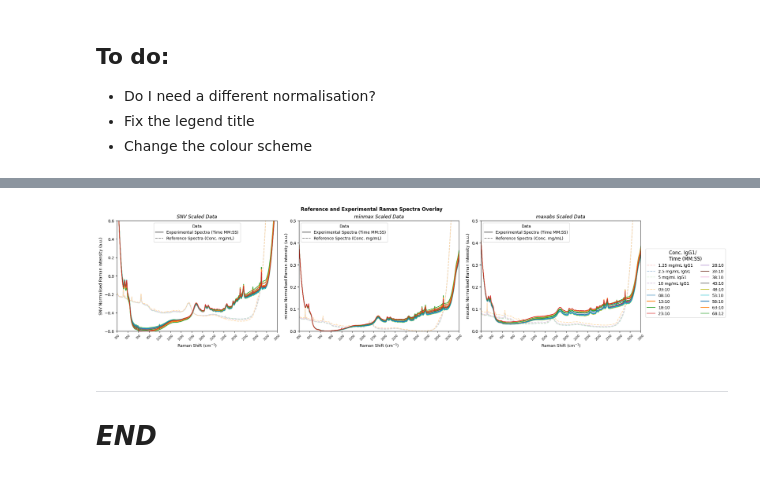
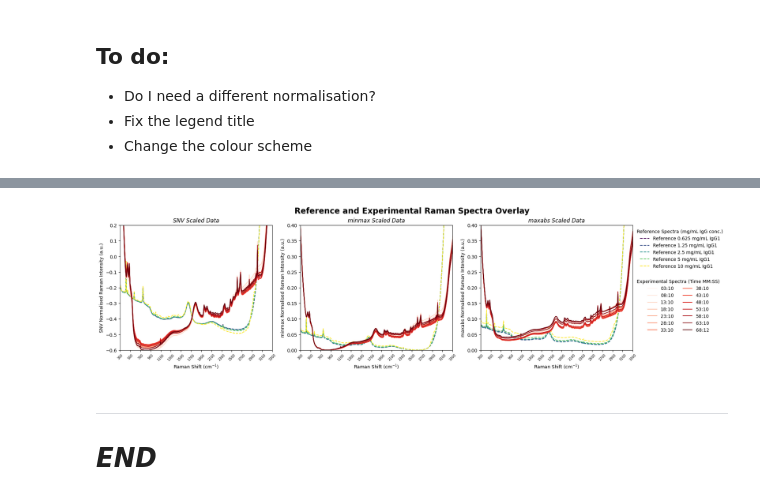
Before and after one commit to a-o-connor/PFDA-project, a Jupyter notebook: big_project_practice.ipynb, the cells around one changed output, grey strips where cells are left out. Drawn from its saved outputs; the diff is of its cells as text; code cells hidden in the pictures.

Commit message:
Legend formatting on the graphs.

```diff
--- a/big_project_practice.ipynb
+++ b/big_project_practice.ipynb
@@ -87,13 +87,15 @@ experimental_raman_spectra.head(n=20)
 | 3406 | 1780875.216 | 1777551.409 | 1784411.545 | 1784777.262 | 1780598.802 | 1777141.724 | 1797753.242 | 1787186.074 | ... |
 # %%
 ramanshift=np.sort(np.array(reference_raman_spectra.index, dtype=int)) #Need to sort the wavenumbers for the x-axis
+purple_colors = cm.viridis(np.linspace(0, 1, len(reference_raman_spectra.columns))) #Generate a shorter colourmap
 
 fig, ax = plt.subplots()
-for i in reference_raman_spectra.columns[1:]:
+for i, column in enumerate(reference_raman_spectra.columns):
     ax.plot(
         reference_raman_spectra.index,
-        reference_raman_spectra[i],
-        label=f"{reference_raman_spectra.columns[1:][0]}"
+        reference_raman_spectra[column],
+        label=column,
+        color=purple_colors[i]
     )
 ax.set_xticks(ramanshift[::200])
 ax.set_xticklabels(ramanshift[::200], rotation=45,
@@ -119,13 +132,16 @@ wavenumbers = np.sort(np.array(experimental_raman_spectra.index, dtype=int))
 sampling_time = [timedelta(minutes=minutes) for minutes in experimental_raman_spectra.columns]
 sampling_time_formatted = [f"{(time.seconds//60):02}:{(time.seconds%60):02}" for time in sampling_time]
 
+red_colors = cm.Reds(np.linspace(0, 1, len(experimental_raman_spectra.columns)))
+
 fig, ax = plt.subplots()
 
-for column in experimental_raman_spectra:
+for i, column in enumerate(experimental_raman_spectra):
     ax.plot(
         experimental_raman_spectra.index,
         experimental_raman_spectra[column],
-        label=column
+        label=column,
+        color=red_colors[i]
     )
 ax.set_xticks(wavenumbers[::200])
 ax.set_xticklabels(wavenumbers[::200], rotation=45,
@@ -344,4 +282,10 @@ maxabs_scaled_experimental_spectra_df= pd.DataFrame(
 # %%
+# Set up the color maps and the axes as previously:
+wavenumbers = np.sort(np.array(experimental_raman_spectra.index, dtype=int)) #x-axis values
+red_colors = cm.Reds(np.linspace(0, 1, len(experimental_raman_spectra.columns))) #red colour maps for time data
+purple_colors = cm.viridis(np.linspace(0, 1, len(reference_raman_spectra.columns))) #purply green colour map for reference concentration data
+
+#Put the data frames into a dict so that it can be cycled through in a for loop:
 scaled_data_frames = {
     "SNV_scaled_reference_spectra_df": SNV_scaled_reference_spectra_df,
     "SNV_scaled_experimental_spectra_df": SNV_scaled_experimental_spectra_df,
@@ -351,58 +295,59 @@ scaled_data_frames = {
     "maxabs_scaled_experimental_spectra_df": maxabs_scaled_experimental_spectra_df,
 }
 
-#PLOT THE DATA:
-#Set up the colour maps and legend labels as before
-colours_for_reference=cm.Pastel1.colors
-legend_labels= reference_raman_spectra.columns[1:].to_list() + sampling_time_formatted
-
+###########PLOT THE DATA:#############
 fig,ax=plt.subplots(1, 3, figsize=(19, 5), layout = "constrained")
 
 for i, scaler in enumerate(["SNV", "minmax", "maxabs"]):
     reference_data_scaled = scaled_data_frames[f"{scaler}_scaled_reference_spectra_df"]
     experimental_data_scaled = scaled_data_frames[f"{scaler}_scaled_experimental_spectra_df"]
     #Plot the reference spectra:
-    for idx, column in enumerate(reference_data_scaled): #Gives each Column an index id to call for the list of colours I want to use
+    for j, column in enumerate(reference_data_scaled): #Gives each Column an index id to call for the list of colours I want to use
         ax[i].plot(
             reference_data_scaled.index,
             reference_data_scaled[column],
             linestyle="--",
-            color=colours_for_reference[idx])
+            color=purple_colors[j],
+            label=f"Reference {column}")
     #Plot the experimental data:
-    for column in experimental_data_scaled:
+    for j, column in enumerate(experimental_data_scaled):
         ax[i].plot(
             experimental_data_scaled.index,
             experimental_data_scaled[column],
-            linestyle="-",)
+            linestyle="-",
+            color=red_colors[j],
+            label=f"Experimental {sampling_time_formatted[j]}")
     ax[i].set_xticks(wavenumbers[::200])
     ax[i].set_xticklabels(wavenumbers[::200], rotation=45,fontdict= {'fontsize': 'x-small',})
     ax[i].set_xlim(300,3300)
     # ax[i].set_ylim(0,0.5)
     if scaler == "SNV":
-        ax[i].set_ylim(-0.6, 0.6)
+        ax[i].set_ylim(-0.6, 0.2)
     else:
-        ax[i].set_ylim(0, 0.5)
+        ax[i].set_ylim(0, 0.4)
     ax[i].set_xlabel(r'Raman Shift (cm$^{-1})$')
     ax[i].set_ylabel(f"{scaler} Normalised Raman Intensity (a.u.)")
     ax[i].set_title(f"{scaler} Scaled Data",fontdict = {'fontsize': 'large','fontstyle' : "italic",})
-    dashed_line = mlines.Line2D([], [], color='grey', linestyle="--", label='Reference Spectra (Conc. mg/mL)')
-    solid_line = mlines.Line2D([], [], color='black', linestyle="-", label='Experimental Spectra (Time MM:SS)')
-    ax[i].legend(title="Data", handles=[solid_line, dashed_line])
 
-
-# References for fixing the legend:
-# https://matplotlib.org/stable/users/explain/axes/legend_guide.html#legend-guide - creating proxty artists example ! Using mlines ...
-fig.legend(title= "Conc. IgG1/\nTime (MM:SS)",
-            labels= legend_labels,
-            loc="upper left",
-            ncol=2,
-            bbox_to_anchor=(1, 0.7),
-            borderaxespad=0,
-            title_fontsize="large"
-            )
 fig.suptitle(f"Reference and Experimental Raman Spectra Overlay",
-             fontweight="bold"
+             fontweight="bold",
+             fontsize="xx-large"
              )
-# References for fixing the legend:
-# https://matplotlib.org/stable/users/explain/axes/legend_guide.html#legend-guide - creating proxty artists example ! Using mlines ...
+#Generate the legends:
+handles, labels = ax[2].get_legend_handles_labels()
+exp_data_legend=ax[2].legend(handles=handles[len(reference_raman_spectra.columns):],
+                          labels=sampling_time_formatted,
+                          title="Experimental Spectra (Time MM:SS)",
+                          loc="upper left",
+                          bbox_to_anchor=(1, 0.6),
+                          ncols=2,
+                          frameon=False)
+ax[2].add_artist(exp_data_legend)
+ax[2].legend(handles[0:len(reference_raman_spectra.columns)],
+          labels[0:len(reference_raman_spectra.columns)],
+          title="Reference Spectra (mg/mL IgG conc.)",
+          loc="upper left",
+          bbox_to_anchor=(1, 1),
+          frameon=False
+          )
 # %% [output]
@@ -410,4 +355,4 @@ Text(0.5, 0.98, 'Reference and Experimental Raman Spectra Overlay')
-[figure, old version]
+[figure, new version]
 # %% [markdown]
 *********************
 # *END*
```
Also changed, not shown: parts of 9 cells of this notebook.
